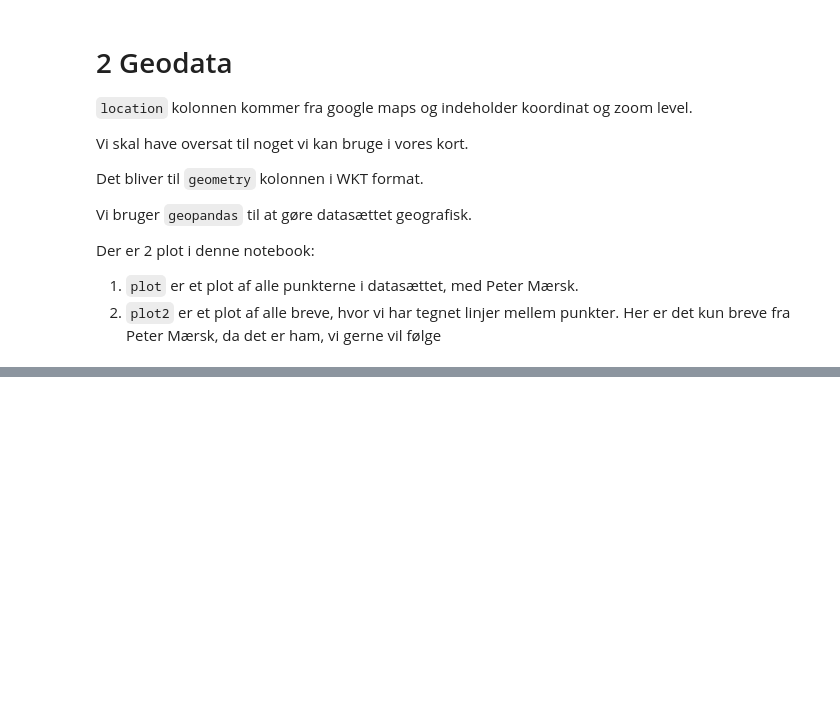
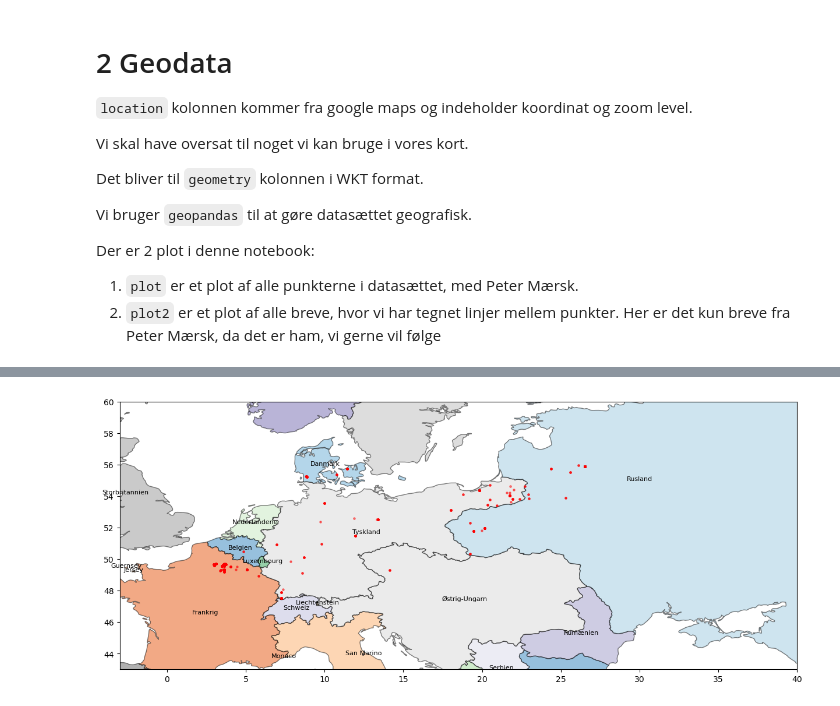
Before and after one commit to dalager/jernkorsetbreve, a Jupyter notebook: 02_geodata.ipynb, the cells around one changed output, grey strips where cells are left out. Drawn from its saved outputs; the diff is of its cells as text; code cells hidden in the pictures; blank space fills up the shorter version.

Commit message:
geowork. historical maps

```diff
--- a/02_geodata.ipynb
+++ b/02_geodata.ipynb
@@ -55,0 +50,10 @@ plt.savefig('images/letters.png', dpi=300, bbox_inches='tight')
+# %%
+# historical background map
+gdf1914world = gpd.read_file('maps/1914/1914.geojson')
+# %%
+# remove the world outside
+ylim=(43,60)
+xlim=(-3,40)
+
+# remove countries outside the map
+gdf1914 = gdf1914world.cx[xlim[0]:xlim[1], ylim[0]:ylim[1]]
@@ -56,3 +118,18 @@ plt.savefig('images/letters.png', dpi=300, bbox_inches='tight')
+# %%
+fig, ax = plt.subplots(figsize=(15, 15))
+
+
+
+
+ax.set_ylim(43,60)
+ax.set_xlim(-3,40)
+gdf1914.plot(ax=ax, cmap="tab20c", column='NAME', edgecolor='black',alpha=0.5)
+gdf1914.apply(lambda x: ax.annotate(x.NAME, xy=x.geometry.centroid.coords[0], ha='center', size=8),axis=1)
+ax.annotate('Rusland', xy=(30, 55), ha='center', size=8)
+gdf.plot(ax=ax, edgecolor='red',markersize=5,  alpha=0.5, color='red')
+plt.savefig('images/letters.png', dpi=300, bbox_inches='tight')
+# %% [output]
+[figure, added]
 # %%
 # create a line between the points of the letters
 # sender must be "Peter Mærsk"
```
Also changed, not shown: parts of 12 cells of this notebook, 5 other files.
